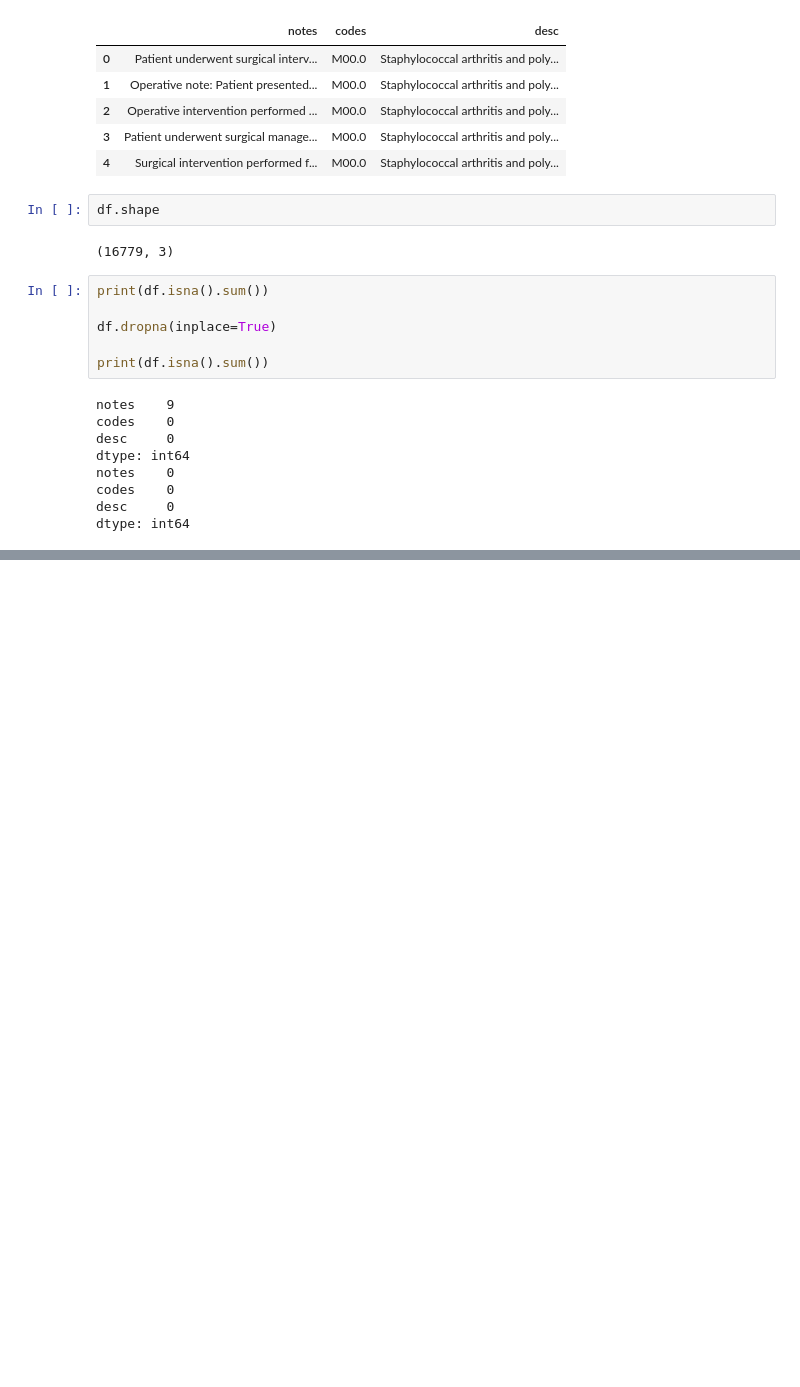
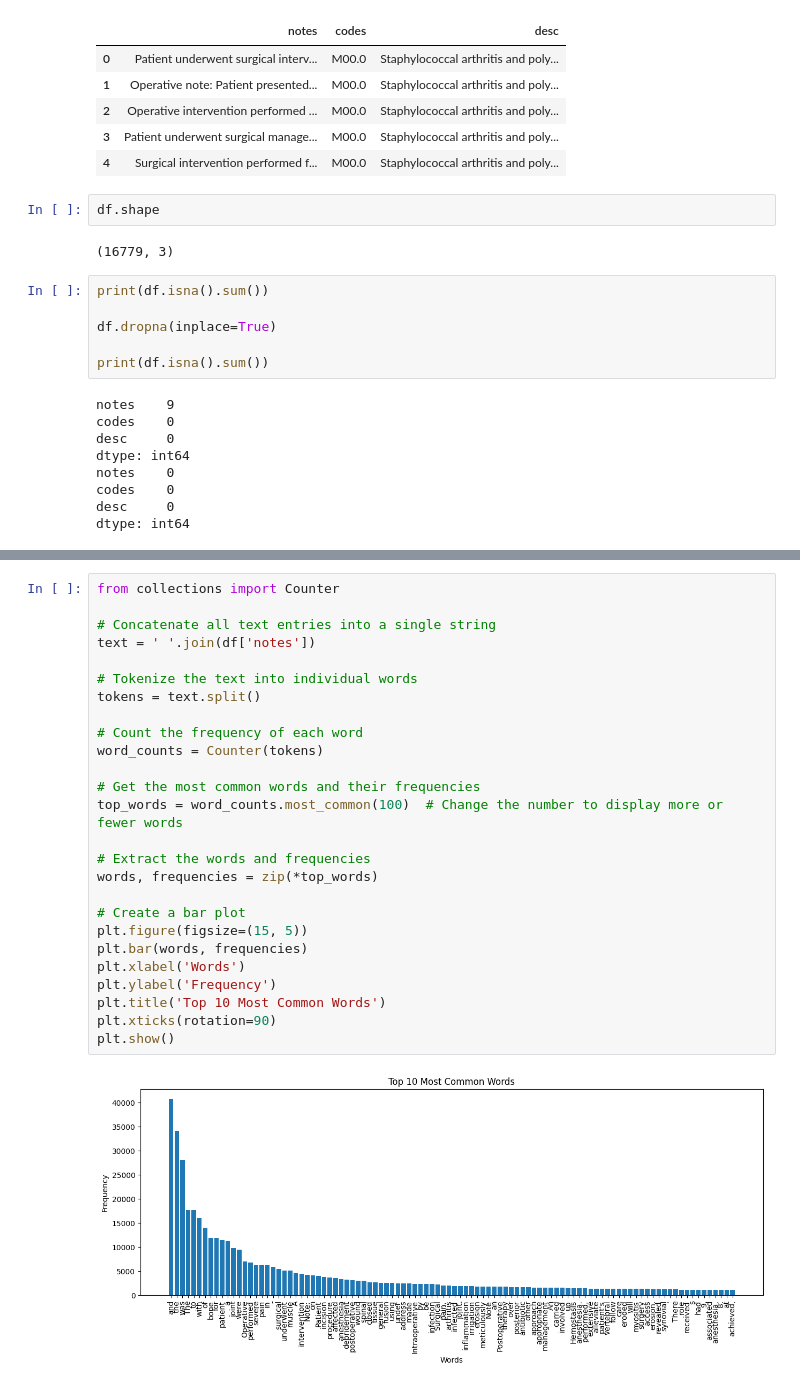
Before and after one commit to Nielspace/MedicalLM, a Jupyter notebook: Runs.ipynb, the cells around one changed output, grey strips where cells are left out. Drawn from its saved outputs; the diff is of its cells as text; blank space fills up the shorter version.

```diff
--- a/Runs.ipynb
+++ b/Runs.ipynb
@@ -44,0 +80,28 @@ duplicate_notes['notes'] = duplicate_notes.notes.apply(text_aug.summarize_w_t5_b
+# %%
+from collections import Counter
+
+# Concatenate all text entries into a single string
+text = ' '.join(df['notes'])
+
+# Tokenize the text into individual words
+tokens = text.split()
+
+# Count the frequency of each word
+word_counts = Counter(tokens)
+
+# Get the most common words and their frequencies
+top_words = word_counts.most_common(100)  # Change the number to display more or fewer words
+
+# Extract the words and frequencies
+words, frequencies = zip(*top_words)
+
+# Create a bar plot
+plt.figure(figsize=(15, 5))
+plt.bar(words, frequencies)
+plt.xlabel('Words')
+plt.ylabel('Frequency')
+plt.title('Top 10 Most Common Words')
+plt.xticks(rotation=90)
+plt.show()
+# %% [output]
+[figure, added]
```
Also changed, not shown: parts of 28 cells of this notebook, 2 other files.
